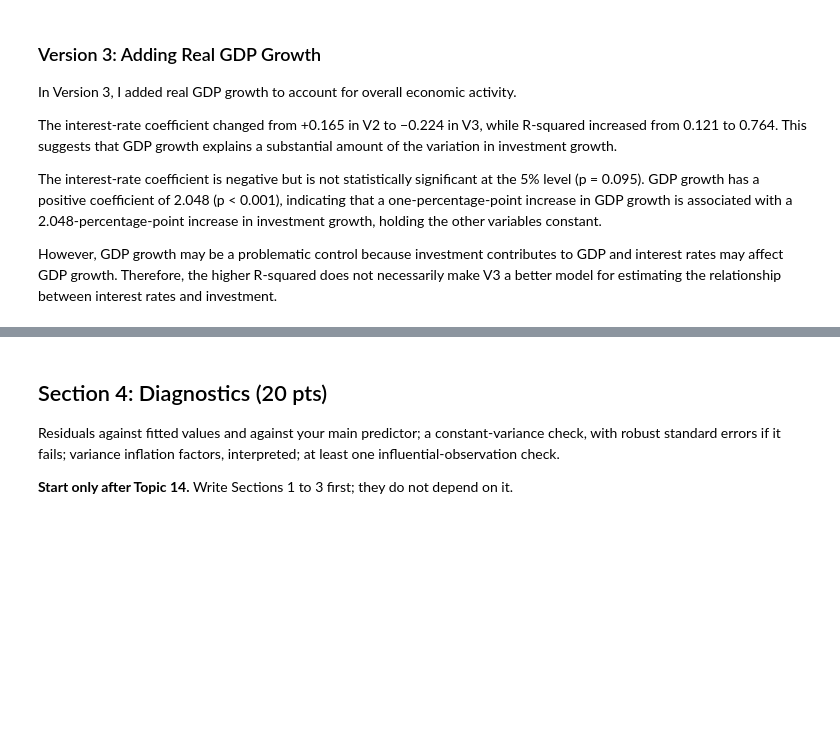
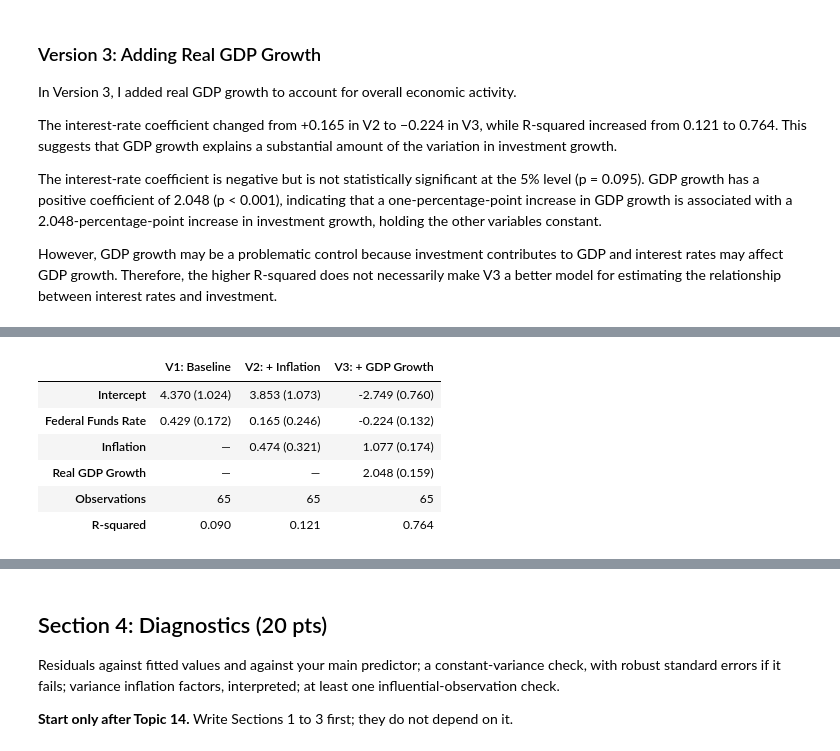
Before and after one commit to elliemeltzer/econ3916_MT1, a Jupyter notebook: midterm_EM.ipynb, the cells around one changed output, grey strips where cells are left out. Saved outputs shown, nothing was run; the diff lists cells and outputs as text; code cells hidden in the pictures; blank space fills up the shorter version.

Commit message:
last touches on section 3, added regression comparison table and md about model comparison

```diff
--- a/midterm_EM.ipynb
+++ b/midterm_EM.ipynb
@@ -353,0 +360,60 @@ However, GDP growth may be a problematic control because investment contributes
+# %%
+# Final regression comparison table
+
+models = {
+    "V1: Baseline": model_v1,
+    "V2: + Inflation": model_v2,
+    "V3: + GDP Growth": model_v3
+}
+
+variables = [
+    "Intercept",
+    "interest_rate",
+    "inflation",
+    "gdp_growth"
+]
+
+table = pd.DataFrame(index=variables)
+
+for name, model in models.items():
+    table[name] = [
+        f"{model.params.get('Intercept', np.nan):.3f} "
+        f"({model.bse.get('Intercept', np.nan):.3f})",
+
+        f"{model.params['interest_rate']:.3f} "
+        f"({model.bse['interest_rate']:.3f})",
+
+        (f"{model.params['inflation']:.3f} "
+         f"({model.bse['inflation']:.3f})")
+        if "inflation" in model.params else "—",
+
+        (f"{model.params['gdp_growth']:.3f} "
+         f"({model.bse['gdp_growth']:.3f})")
+        if "gdp_growth" in model.params else "—"
+    ]
+
+# Add model statistics
+table.loc["Observations"] = [
+    str(int(m.nobs)) for m in models.values()
+]
+
+table.loc["R-squared"] = [
+    f"{m.rsquared:.3f}" for m in models.values()
+]
+
+# Improve row labels
+table = table.rename(index={
+    "interest_rate": "Federal Funds Rate",
+    "inflation": "Inflation",
+    "gdp_growth": "Real GDP Growth"
+})
+
+display(table)
+# %% [output]
+|  | V1: Baseline | V2: + Inflation | V3: + GDP Growth |
+| Intercept | 4.370 (1.024) | 3.853 (1.073) | -2.749 (0.760) |
+| Federal Funds Rate | 0.429 (0.172) | 0.165 (0.246) | -0.224 (0.132) |
+| Inflation | — | 0.474 (0.321) | 1.077 (0.174) |
+| Real GDP Growth | — | — | 2.048 (0.159) |
+| Observations | 65 | 65 | 65 |
+| R-squared | 0.090 | 0.121 | 0.764 |
```
Also changed, not shown: parts of 2 cells of this notebook.
